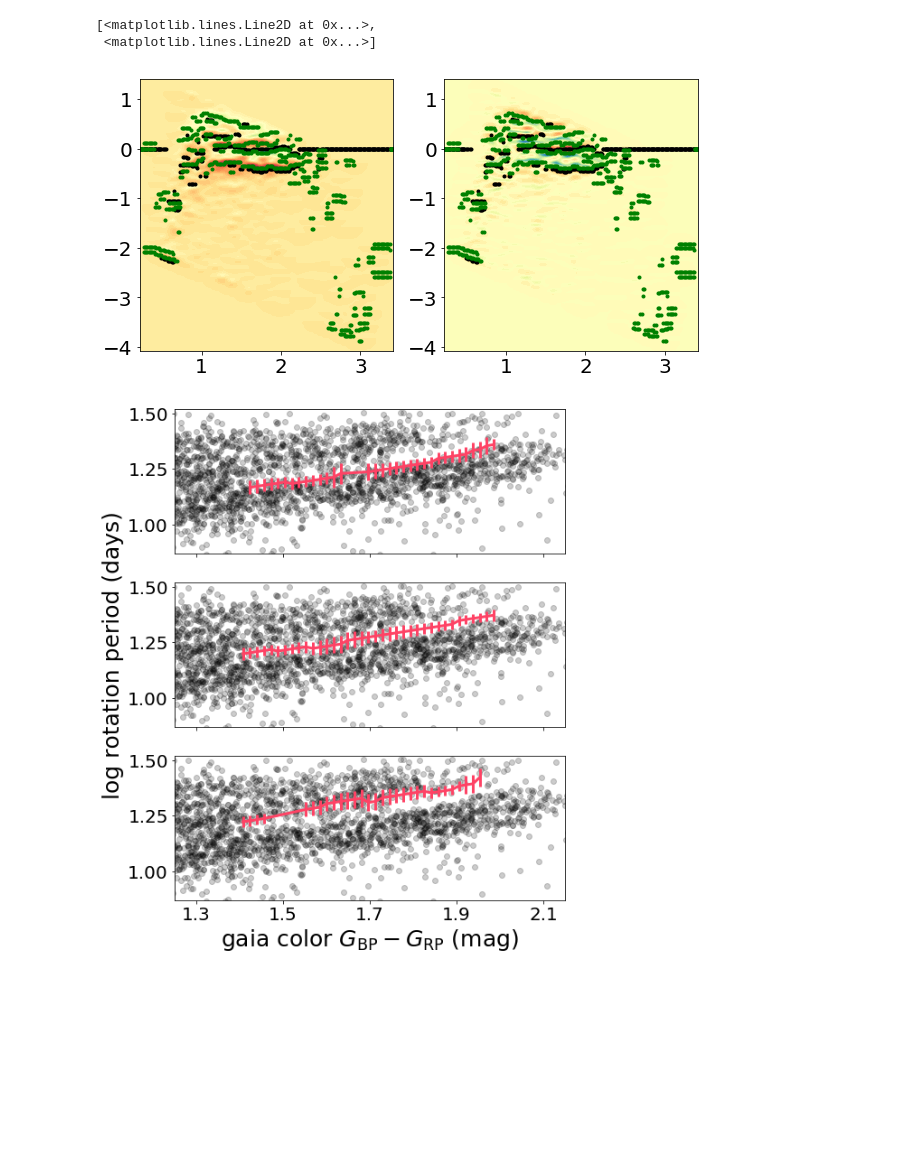
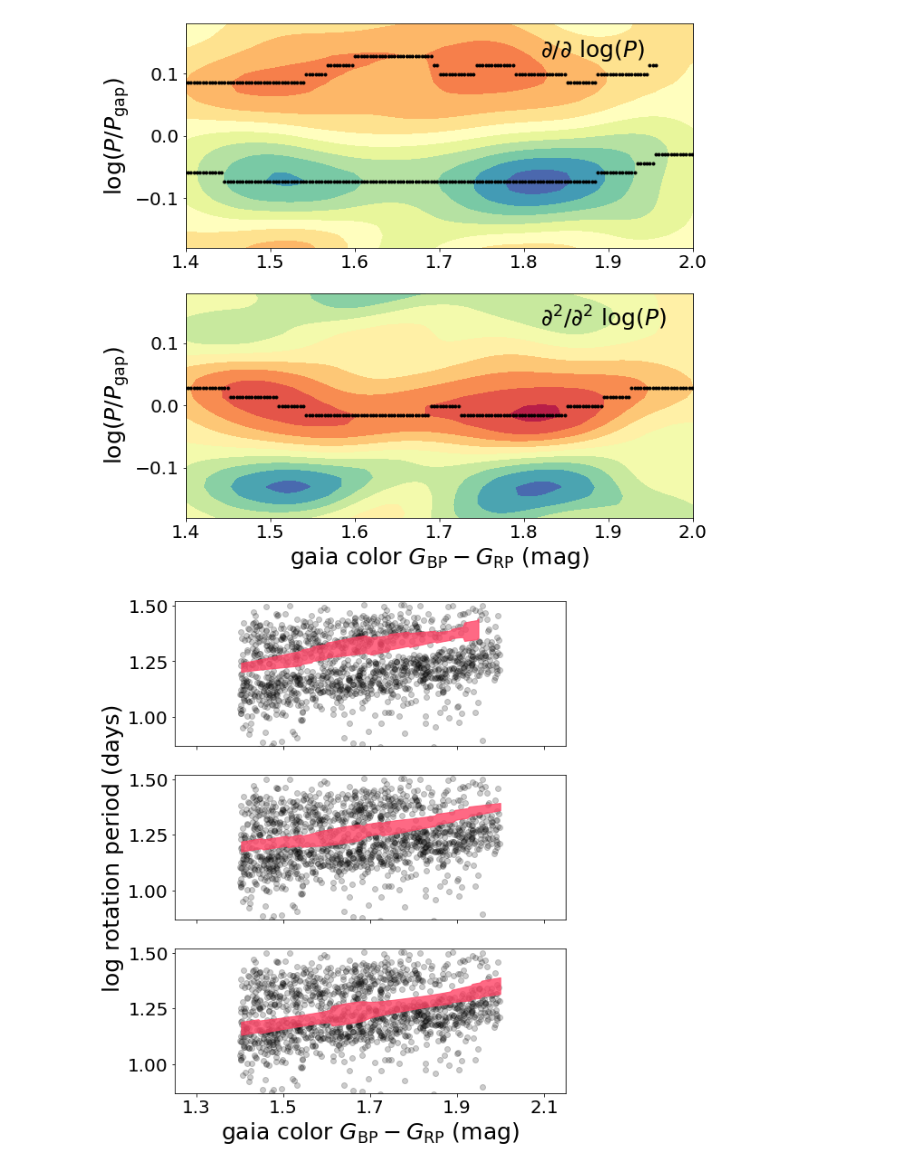
Before and after one commit to tagordon/k2rot, a Jupyter notebook: round/edge_detection.ipynb, the cells around one changed output. Saved outputs shown, nothing was run; the diff lists cells and outputs as text; code cells hidden in the pictures; blank space fills up the shorter version.

Commit message:
added short tutorial, more edge detection

```diff
--- a/round/edge_detection.ipynb
+++ b/round/edge_detection.ipynb
@@ -40,10 +96,15 @@ pl.errorbar(x, y, yerr=dy, xerr=dx, fmt='k.', alpha=0.3)
 # %%
-import KDEpy as kde
-grid_points = 200
+cuts = (x > 1.4) & (x < 2.0)
+x = x[cuts]
+y = y[cuts]
+dx = dx[cuts]
+dy = dy[cuts]
+gaptrend = gaptrend[cuts]
+grid_points = 300
 data = np.vstack((x, y-gaptrend)).T
-w2 = np.array((dx**2+dy**2))
+w2 = np.array(np.sqrt(dx**2+dy**2))
 w2[w2 > 0.05] = 0
-kde = kde.TreeKDE(bw=w2)
+kde = kdens.TreeKDE(bw=w2)
 grid, points = kde.fit(data).evaluate(grid_points)
 # %%
 gridx, gridy = np.unique(grid[:, 0]), np.unique(grid[:, 1])
@@ -78,5 +144,5 @@ ax[1].contourf(gridx, gridy, ggradz, 50, cmap='Spectral_r')
 # %%
-npeaks = 2
+npeaks = 3
 dy = np.mean(np.diff(gridy))
 lower_edge = np.zeros((grid_points, npeaks))
 midgap = np.zeros((grid_points, npeaks))
@@ -87,7 +153,7 @@ upper_widths = np.zeros((grid_points, npeaks))
 for i in range(grid_points):
     gz, ggz = gradz[:, i], ggradz[:, i]
 
-    peaks = signal.find_peaks(ggz, height=0.01)[0]
+    peaks = signal.find_peaks(ggz)[0]
     widths = signal.peak_widths(ggz, peaks)
     perm = np.argsort(ggz[peaks])[::-1]
     midgap[i, :len(peaks)] = gridy[peaks[perm][:npeaks]]
@@ -105,19 +171,24 @@ for i in range(grid_points):
     upper_edge[i, :len(peaks)] = gridy[peaks[perm][:npeaks]]
     upper_widths[i, :len(peaks)] = widths[0][perm][:npeaks]*dy
 # %%
-fig, ax = pl.subplots(1, 2, figsize=(10, 5))
-ax[0].contourf(gridx, gridy, gradz, 50, cmap='Spectral_r')
-ax[1].contourf(gridx, gridy, ggradz, 50, cmap='Spectral_r')
-ax[0].plot(gridx, midgap, 'k.')
+fig, ax = pl.subplots(2, 1, figsize=(10, 10))
+ax[0].contourf(gridx, gridy, gradz, 10, cmap='Spectral_r')
+ax[1].contourf(gridx, gridy, ggradz, 10, cmap='Spectral_r')
+#ax[0].plot(gridx, midgap, 'k.')
 ax[1].plot(gridx, midgap, 'k.')
-ax[0].plot(gridx, lower_edge, 'g.')
-ax[1].plot(gridx, lower_edge, 'g.')
-ax[0].plot(gridx, upper_edge, 'g.')
-ax[1].plot(gridx, upper_edge, 'g.')
+ax[0].plot(gridx, lower_edge, 'k.')
+#ax[1].plot(gridx, lower_edge, 'g.')
+ax[0].plot(gridx, upper_edge, 'k.')
+#ax[1].plot(gridx, upper_edge, 'g.')
+[ax.set_xlim(1.4, 2.0) for ax in ax]
+[ax.set_ylim(-0.18, 0.18) for ax in ax]
+[ax.set_ylabel(r'$\log (P/P_\mathrm{gap})$') for ax in ax]
+ax[1].set_xlabel(r'gaia color $G_\mathrm{BP} - G_\mathrm{RP}$ (mag)')
+ax[0].annotate(r'$\partial/\partial\ \log(P)$', xy=(0.7, 0.85), xycoords='axes fraction', fontsize=25)
+ax[1].annotate(r'$\partial^2/\partial^2\ \log(P)$', xy=(0.7, 0.85), xycoords='axes fraction', fontsize=25)
+pl.savefig("/Users/tgordon/Desktop/partials.pdf")
 # %% [output]
-[<matplotlib.lines.Line2D at 0x...>,
- <matplotlib.lines.Line2D at 0x...>]
-[figure, old version]
+[figure, new version]
 # %%
 xbounds = (gridx > 1.4) & (gridx < 2)
 ybounds = (-0.2, 0.2)
@@ -142,9 +214,18 @@ l = np.log10(np.e)
 gaptrend_midgap = np.log(5.8*(2**gridx_midgap))
 gaptrend_lower = np.log(5.8*(2**gridx_lower))
 gaptrend_upper = np.log(5.8*(2**gridx_upper))
-ax[1].errorbar(gridx_midgap, (selected_midgap+gaptrend_midgap)*l, yerr=l*selected_mid_widths/2.355, color=red, linewidth=3)
-ax[0].errorbar(gridx_lower, (selected_lower+gaptrend_lower)*l, yerr=l*selected_lower_widths/2.355, color=red, linewidth=3)
-ax[2].errorbar(gridx_upper, (selected_upper+gaptrend_upper)*l, yerr=l*selected_upper_widths/2.355, color=red, linewidth=3)
+err_mid = l*selected_mid_widths/2.355
+err_lower = l*selected_lower_widths/2.355
+err_upper = l*selected_upper_widths/2.355
+mid = (selected_midgap+gaptrend_midgap)*l
+lower = (selected_lower+gaptrend_lower)*l
+upper = (selected_upper+gaptrend_upper)*l
+#ax[1].errorbar(gridx_midgap, (selected_midgap+gaptrend_midgap)*l, yerr=l*selected_mid_widths/2.355, color=red, linewidth=3)
+#ax[0].errorbar(gridx_lower, (selected_lower+gaptrend_lower)*l, yerr=l*selected_lower_widths/2.355, color=red, linewidth=3)
+#ax[2].errorbar(gridx_upper, (selected_upper+gaptrend_upper)*l, yerr=l*selected_upper_widths/2.355, color=red, linewidth=3)
+ax[1].fill_between(gridx_midgap, mid-err_mid, mid+err_mid, color=red, alpha=0.8)
+ax[2].fill_between(gridx_lower, lower-err_lower, lower+err_lower, color=red, alpha=0.8)
+ax[0].fill_between(gridx_upper, upper-err_upper, upper+err_upper, color=red, alpha=0.8)
 [ax.yaxis.set_major_formatter(pl.ScalarFormatter()) for ax in ax]
 #[ax.set_yticks([1, 5, 10, 15, 20, 25, 30]) for ax in ax]
 [ax.set_xticks(np.linspace(0.5, 2.5, 11)) for ax in ax]
@@ -153,4 +234,4 @@ ax[2].errorbar(gridx_upper, (selected_upper+gaptrend_upper)*l, yerr=l*selected_u
 fig.subplots_adjust(left=0.15)
 pl.savefig("/Users/tgordon/Desktop/edges.pdf")
 # %% [output]
-[figure, old version]
+[figure, new version]
```
Also changed, not shown: parts of 17 cells of this notebook, 5 other files.
